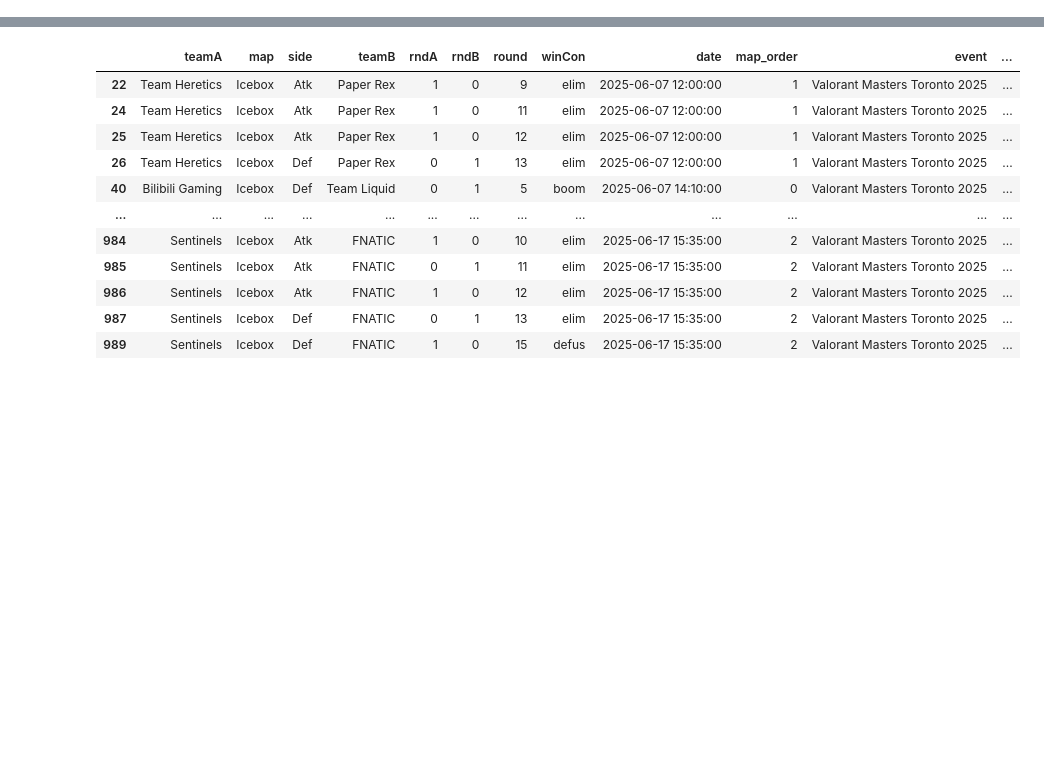
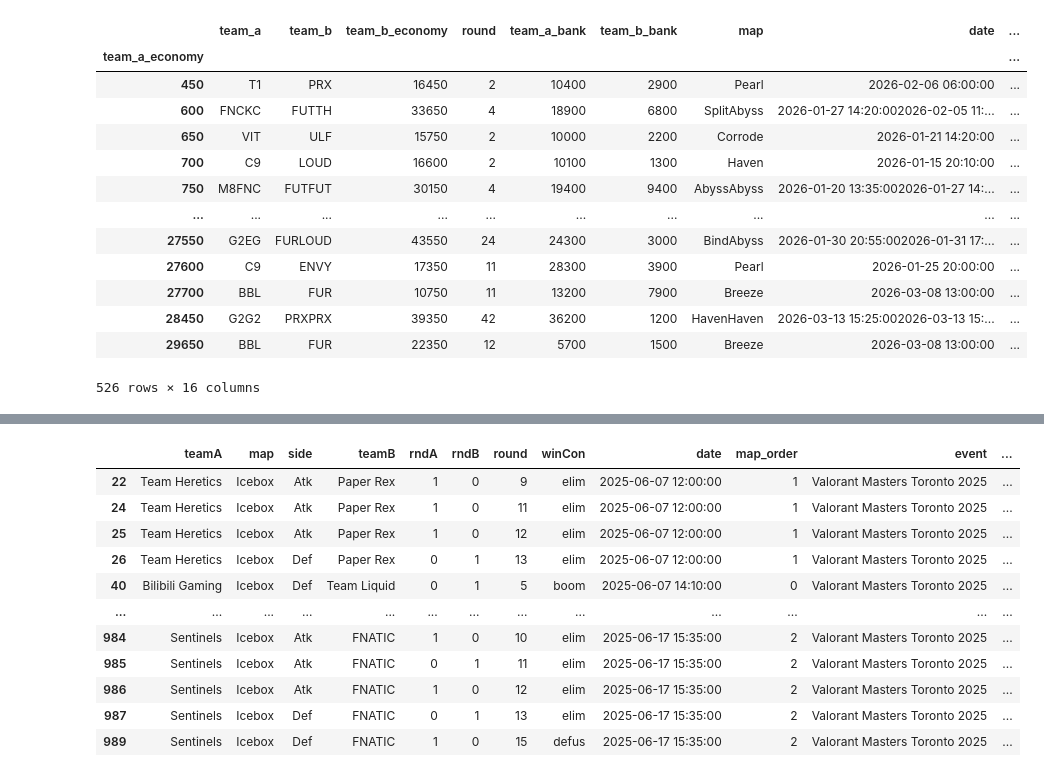
Before and after one commit to RkTcaster/vlr-scraper, a Jupyter notebook: round_process.ipynb, the cells around one changed output, grey strips where cells are left out. Cells and saved outputs as stored; diff of their text form; code cells hidden in the pictures; blank space fills up the shorter version.

```diff
--- a/round_process.ipynb
+++ b/round_process.ipynb
@@ -3,0 +14,17 @@ import numpy as np
+# %%
+df_team_eco.groupby("team_a_economy").sum()
+# %% [output]
+|  | team_a | team_b | team_b_economy | round | team_a_bank | team_b_bank | map | date | ... |
+| team_a_economy |  |  |  |  |  |  |  |  | ... |
+| 450 | T1 | PRX | 16450 | 2 | 10400 | 2900 | Pearl | 2026-02-06 06:00:00 | ... |
+| 600 | FNCKC | FUTTH | 33650 | 4 | 18900 | 6800 | SplitAbyss | 2026-01-27 14:20:002026-02-05 11:... | ... |
+| 650 | VIT | ULF | 15750 | 2 | 10000 | 2200 | Corrode | 2026-01-21 14:20:00 | ... |
+| 700 | C9 | LOUD | 16600 | 2 | 10100 | 1300 | Haven | 2026-01-15 20:10:00 | ... |
+| 750 | M8FNC | FUTFUT | 30150 | 4 | 19400 | 9400 | AbyssAbyss | 2026-01-20 13:35:002026-01-27 14:... | ... |
+| ... | ... | ... | ... | ... | ... | ... | ... | ... | ... |
+| 27550 | G2EG | FURLOUD | 43550 | 24 | 24300 | 3000 | BindAbyss | 2026-01-30 20:55:002026-01-31 17:... | ... |
+| 27600 | C9 | ENVY | 17350 | 11 | 28300 | 3900 | Pearl | 2026-01-25 20:00:00 | ... |
+| 27700 | BBL | FUR | 10750 | 11 | 13200 | 7900 | Breeze | 2026-03-08 13:00:00 | ... |
+| 28450 | G2G2 | PRXPRX | 39350 | 42 | 36200 | 1200 | HavenHaven | 2026-03-13 15:25:002026-03-13 15:... | ... |
+| 29650 | BBL | FUR | 22350 | 12 | 5700 | 1500 | Breeze | 2026-03-08 13:00:00 | ... |
+526 rows × 16 columns
```
Also changed, not shown: parts of 8 cells of this notebook, 2 other files.
